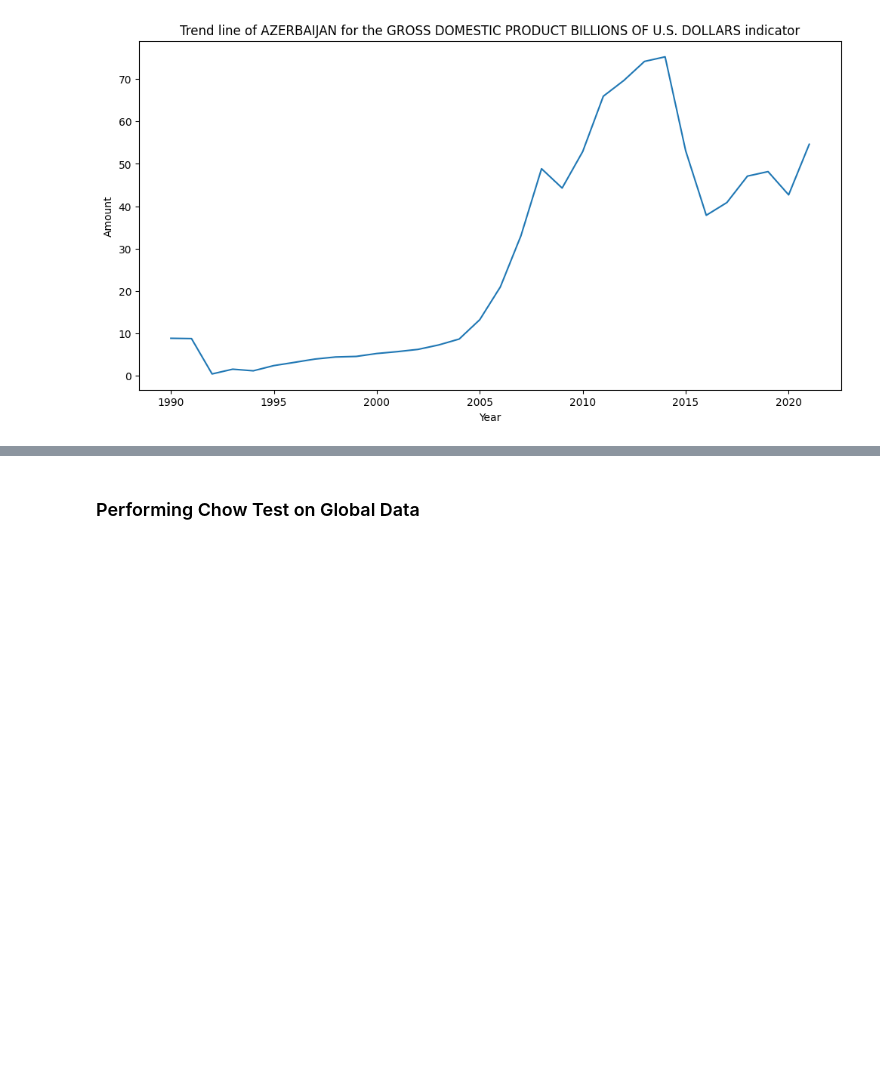
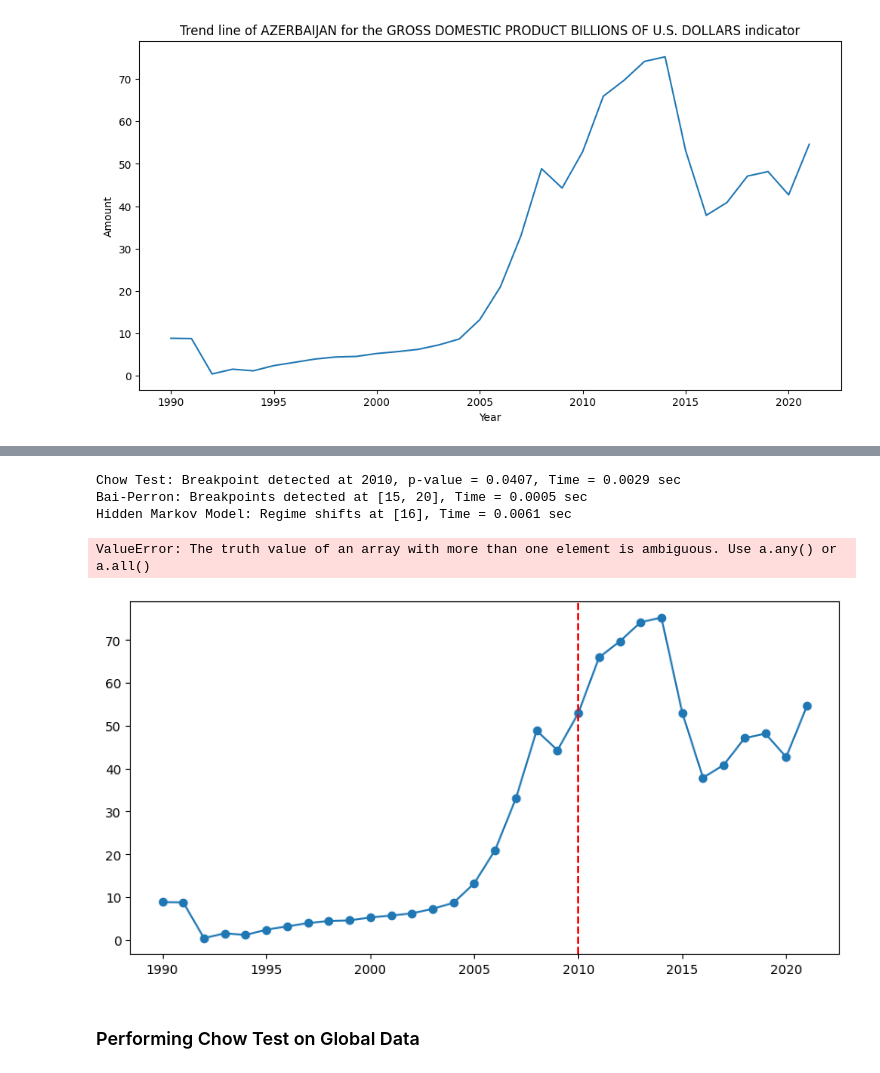
Before and after one commit to akshiin/Global-Data-Trend-Analysis, a Jupyter notebook: data_analysis.ipynb, the cells around one changed output, grey strips where cells are left out. Saved outputs shown, nothing was run; the diff lists cells and outputs as text; code cells hidden in the pictures; blank space fills up the shorter version.

Commit message:
feat: Chow test results compared to other statistical methods

```diff
--- a/data_analysis.ipynb
+++ b/data_analysis.ipynb
@@ -157,0 +162,14 @@ plt.show()
+# %%
+def bai_perron_test(data: pd.DataFrame, max_breaks=3):
+    """Detects multiple structural breaks using the Bai-Perron test."""
+    algo = rpt.Binseg(model="l2").fit(data['Amount'].values)
+    breakpoints = algo.predict(n_bkps=max_breaks)
+    return breakpoints[:-1]
+# %%
+def hidden_markov_model(data: pd.DataFrame, n_states=2):
+    """Applies Hidden Markov Model to detect regime shifts."""
+    model = hmm.GaussianHMM(n_components=n_states, covariance_type="diag", n_iter=1000)
+    model.fit(data[['Amount']].values)
+    states = model.predict(data[['Amount']].values)
+    change_points = np.where(np.diff(states) != 0)[0] + 1
+    return change_points
@@ -158,3 +180,35 @@ plt.show()
+# %%
+start = time.time()
+bai_perron_bp = bai_perron_test(test_data, max_breaks=2)
+bai_perron_time = time.time() - start
+# %%
+start = time.time()
+hmm_bp = hidden_markov_model(test_data, n_states=2)
+hmm_time = time.time() - start
+# %%
+print(f"Chow Test: Breakpoint detected at 2010, p-value = {chow_p:.4f}, Time = {chow_time:.4f} sec")
+print(f"Bai-Perron: Breakpoints detected at {bai_perron_bp}, Time = {bai_perron_time:.4f} sec")
+print(f"Hidden Markov Model: Regime shifts at {hmm_bp}, Time = {hmm_time:.4f} sec")
+# %% [output]
+Chow Test: Breakpoint detected at 2010, p-value = 0.0407, Time = 0.0029 sec
+Bai-Perron: Breakpoints detected at [15, 20], Time = 0.0005 sec
+Hidden Markov Model: Regime shifts at [16], Time = 0.0061 sec
+# %%
+plt.figure(figsize=(10, 5))
+plt.plot(test_data['Year'], test_data['Amount'], marker='o', label="Data")
+plt.axvline(2010, color='r', linestyle='--', label="Actual Breakpoint (2010)")
+for bp in bai_perron_bp:
+    plt.axvline(bai_perron_bp, color='g', linestyle='--', label="Bai-Perron Breakpoint")
+for bp in hmm_bp:
+    plt.axvline(hmm_bp, color='purple', linestyle='--', label="HMM Regime Shift")
+plt.legend()
+plt.title("Structural Break Detection Comparison")
+plt.xlabel("Year")
+plt.ylabel("Amount")
+plt.show()
+# %% [output]
+ValueError: The truth value of an array with more than one element is ambiguous. Use a.any() or a.all()
+[figure, added]
 # %% [markdown]
 ### Performing Chow Test on Global Data
 # %%
```
Also changed, not shown: parts of 3 cells of this notebook.
